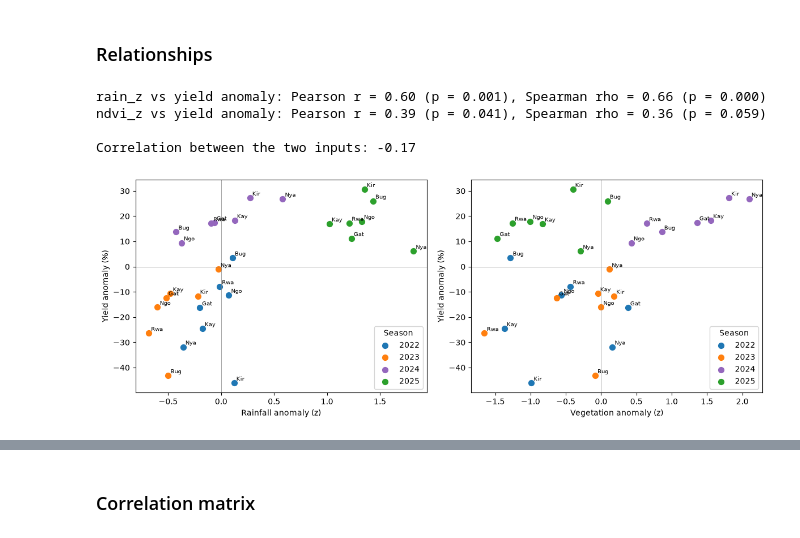
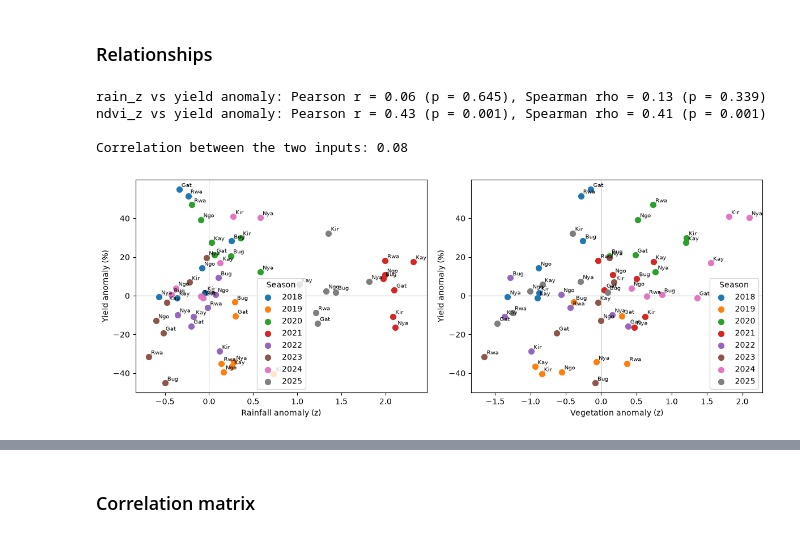
Before and after one commit to JokMaker/parametric-drought-simulator, a Jupyter notebook: notebook/drought_index.ipynb, the cells around one changed output, grey strips where cells are left out. Saved outputs shown, nothing was run; the diff lists cells and outputs as text; code cells hidden in the pictures.

```diff
--- a/notebook/drought_index.ipynb
+++ b/notebook/drought_index.ipynb
@@ -358,9 +362,0 @@ Rwamagana  1367.0  1092.0  1737.0  1739.0
-# %%
-yld['yield_anom'] = yld.groupby('district')['yield_kg_ha'].transform(lambda s: 100 * (s - s.mean()) / s.mean())
-
-df = yld.merge(sat[['district', 'season', 'rain_mm', 'ndvi', 'rain_z', 'ndvi_z']],
-               on=['district', 'season'], how='left')
-assert df[['rain_z', 'ndvi_z']].notna().all().all(), 'Missing satellite values for some district-seasons'
-
-print(f'Modelling dataset: {len(df)} rows\n')
-print(df[['district', 'season', 'yield_kg_ha', 'yield_anom', 'rain_z', 'ndvi_z']].round(2).to_string(index=False))
@@ -384,0 +475,8 @@ Rwamagana    2025      1739.08       17.21    1.21   -1.26
+# %%
+yld = (pd.concat([yld_old, yld], ignore_index=True)
+       .sort_values(['season', 'district']).reset_index(drop=True))
+yld['used_in_training'] = yld['season'].isin(TRAIN_SEASONS)
+assert len(yld) == len(DISTRICTS) * len(YIELD_SEASONS), f'Expected {7 * len(YIELD_SEASONS)} district-seasons, got {len(yld)}'
+print(f'{len(yld)} district-seasons with yields ({YIELD_SEASONS[0]}-{YIELD_SEASONS[-1]}); '
+      f'{yld["used_in_training"].sum()} used for training')
+print(yld.pivot(index='district', columns='season', values='yield_kg_ha').round(0))
@@ -384,0 +510,24 @@ Rwamagana    2025      1739.08       17.21    1.21   -1.26
+# %%
+train = yld[yld['used_in_training']]
+SEASON_MID = train['season'].mean()
+
+def trend_design(t):
+    return pd.get_dummies(t['district']).astype(float).assign(season=t['season'] - SEASON_MID)
+
+trend_fit = LinearRegression().fit(trend_design(train), np.log(train['yield_kg_ha']))
+slope = trend_fit.coef_[-1]
+demeaned = np.log(train['yield_kg_ha']) - np.log(train['yield_kg_ha']).groupby(train['district']).transform('mean')
+p_trend = stats.linregress(train['season'], demeaned).pvalue
+print(f'Yield trend {TRAIN_SEASONS[0]}-{TRAIN_SEASONS[-1]}: {100 * (np.exp(slope) - 1):+.1f}% a year (p = {p_trend:.1g})')
+
+yld['expected_kg_ha'] = np.exp(trend_fit.predict(trend_design(yld)))
+yld['yield_anom'] = 100 * (yld['yield_kg_ha'] - yld['expected_kg_ha']) / yld['expected_kg_ha']
+yld.round(2).to_csv(YIELD_CSV, index=False)
+
+df_all = yld.merge(sat[['district', 'season', 'rain_mm', 'ndvi', 'rain_z', 'ndvi_z']],
+                   on=['district', 'season'], how='left')
+assert df_all[['rain_z', 'ndvi_z']].notna().all().all(), 'Missing satellite values for some district-seasons'
+df = df_all[df_all['used_in_training']].reset_index(drop=True)
+
+print(f'Modelling dataset: {len(df)} rows ({len(df_all) - len(df)} more, Season A 2017, kept for the sensitivity check)\n')
+print(df[['district', 'season', 'yield_kg_ha', 'expected_kg_ha', 'yield_anom', 'rain_z', 'ndvi_z']].round(2).to_string(index=False))
@@ -451,27 +624,27 @@ max        3773.33       30.62   448.40   0.74    1.82    2.10
 # %%
 for feat in ['rain_z', 'ndvi_z']:
     r, p_r = stats.pearsonr(df[feat], df['yield_anom'])
     rho, p_s = stats.spearmanr(df[feat], df['yield_anom'])
     print(f'{feat} vs yield anomaly: Pearson r = {r:.2f} (p = {p_r:.3f}), Spearman rho = {rho:.2f} (p = {p_s:.3f})')
 r_in, _ = stats.pearsonr(df['rain_z'], df['ndvi_z'])
 print(f'\nCorrelation between the two inputs: {r_in:.2f}')
 
-colors = dict(zip(YIELD_SEASONS, ['tab:blue', 'tab:orange', 'tab:purple', 'tab:green']))
+colors = dict(zip(TRAIN_SEASONS, plt.cm.tab10.colors))
 fig, axes = plt.subplots(1, 2, figsize=(12, 4.5))
 for ax, feat, label in zip(axes, ['rain_z', 'ndvi_z'], ['Rainfall anomaly (z)', 'Vegetation anomaly (z)']):
     for yr, g in df.groupby('season'):
         ax.scatter(g[feat], g['yield_anom'], color=colors[yr], label=str(yr), s=50)
         for _, row in g.iterrows():
             ax.annotate(row['district'][:3], (row[feat], row['yield_anom']), fontsize=7, xytext=(3, 3), textcoords='offset points')
     ax.axhline(0, lw=0.5, color='grey'); ax.axvline(0, lw=0.5, color='grey')
     ax.set_xlabel(label); ax.set_ylabel('Yield anomaly (%)'); ax.legend(title='Season')
 plt.tight_layout(); plt.show()
 # %% [output]
-rain_z vs yield anomaly: Pearson r = 0.60 (p = 0.001), Spearman rho = 0.66 (p = 0.000)
-ndvi_z vs yield anomaly: Pearson r = 0.39 (p = 0.041), Spearman rho = 0.36 (p = 0.059)
+rain_z vs yield anomaly: Pearson r = 0.06 (p = 0.645), Spearman rho = 0.13 (p = 0.339)
+ndvi_z vs yield anomaly: Pearson r = 0.43 (p = 0.001), Spearman rho = 0.41 (p = 0.001)
 
-Correlation between the two inputs: -0.17
+Correlation between the two inputs: 0.08
-[figure, old version]
+[figure, new version]
 # %%
 for col in ['yield_anom', 'rain_z', 'ndvi_z']:
     z = (df[col] - df[col].mean()) / df[col].std(ddof=1)
```
Also changed, not shown: parts of 32 cells of this notebook, 26 other files.
